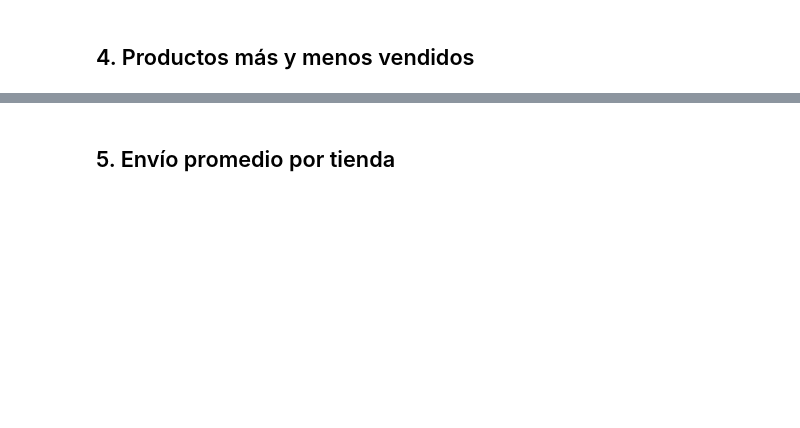
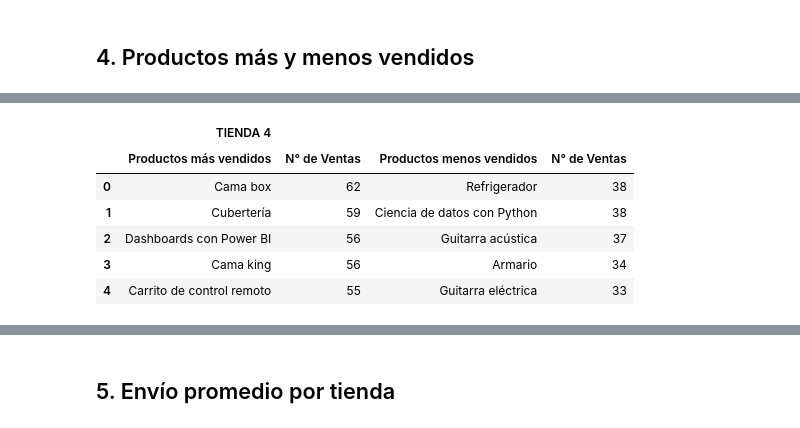
Before and after one commit to Omar05129/Alura-Store-Challengue, a Jupyter notebook: AluraStoreLatam.ipynb, the cells around one changed output, grey strips where cells are left out. Cells and saved outputs as stored; diff of their text form; code cells hidden in the pictures; blank space fills up the shorter version.

```diff
--- a/AluraStoreLatam.ipynb
+++ b/AluraStoreLatam.ipynb
@@ -349,0 +448,28 @@ no changes added to commit (use "git add" and/or "git commit -a")
+# %%
+ventas_por_producto4=tienda4["Producto"].value_counts().to_frame()
+ventas_por_producto4.columns = ["Tienda 4"]
+# Más vendidos
+mas_vendidos4 = ventas_por_producto4.head(5).reset_index()
+
+# Menos vendidos
+menos_vendidos4 = ventas_por_producto4.tail(5).reset_index()
+
+# Cambiar nombres de columnas
+mas_vendidos4.columns = ["Productos más vendidos", "N° de Ventas"]
+menos_vendidos4.columns = ["Productos menos vendidos", "N° de Ventas"]
+
+# Unir
+tabla_producto_tienda4 = pd.concat([mas_vendidos4, menos_vendidos4], axis=1)
+tabla_producto_tienda4.columns = pd.MultiIndex.from_tuples(
+    [("TIENDA 4", col) for col in tabla_producto_tienda4.columns]
+)
+
+tabla_producto_tienda4
+# %% [output]
+|  | TIENDA 4 |  |  |  |
+|  | Productos más vendidos | N° de Ventas | Productos menos vendidos | N° de Ventas |
+| 0 | Cama box | 62 | Refrigerador | 38 |
+| 1 | Cubertería | 59 | Ciencia de datos con Python | 38 |
+| 2 | Dashboards con Power BI | 56 | Guitarra acústica | 37 |
+| 3 | Cama king | 56 | Armario | 34 |
+| 4 | Carrito de control remoto | 55 | Guitarra eléctrica | 33 |
```
Also changed, not shown: parts of 12 cells of this notebook.
